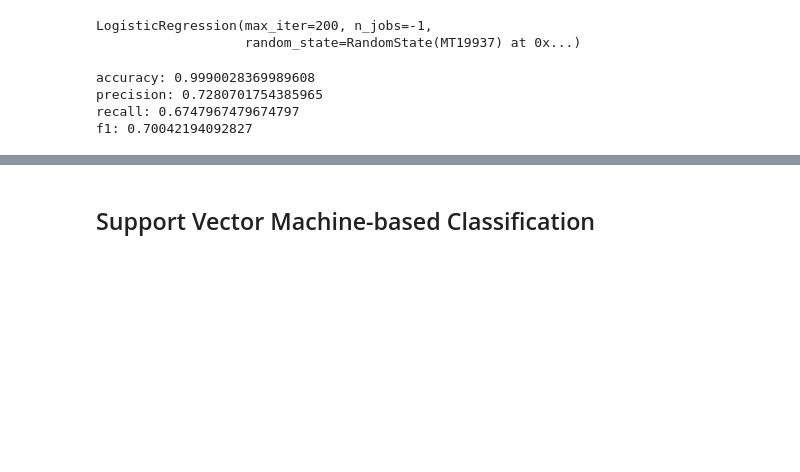
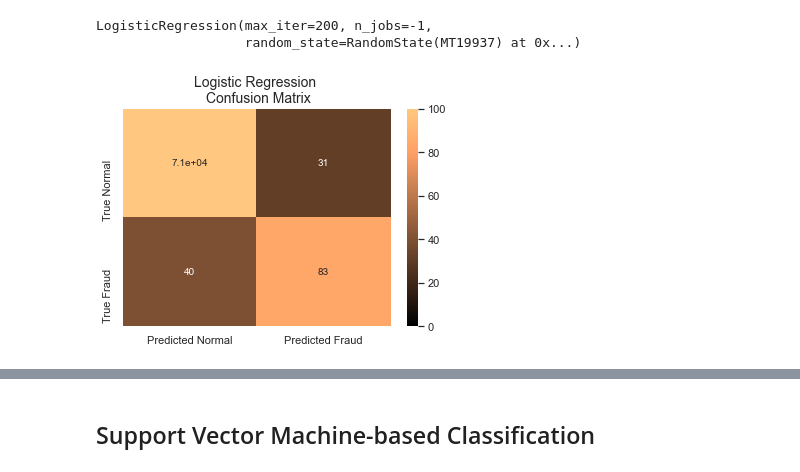
Before and after one commit to Lionslicer-Coding/mod3project, a Jupyter notebook: index.ipynb, the cells around one changed output, grey strips where cells are left out. Drawn from its saved outputs; the diff is of its cells as text; code cells hidden in the pictures; blank space fills up the shorter version.

```diff
--- a/index.ipynb
+++ b/index.ipynb
@@ -291,13 +250,7 @@ LogisticRegression(max_iter=200, n_jobs=-1,
 lr_predictions = logreg.predict(x_test)
-# %%
-print("accuracy: {}".format(accuracy_score(y_test,lr_predictions)))
-print("precision: {}".format(precision_score(y_test,lr_predictions)))
-print("recall: {}".format(recall_score(y_test,lr_predictions)))
-print("f1: {}".format(f1_score(y_test,lr_predictions,average='binary')))
-print(" ")
-# %% [output]
-accuracy: 0.9990028369989608
-precision: 0.7280701754385965
-recall: 0.6747967479674797
-f1: 0.70042194092827
+# %%
+# Generate an plot our confusion matrix
+plot_conf_matrix('Logistic Regression', lr_predictions, y_test)
+# %% [output]
+[figure, added]
 # %%
```
Also changed, not shown: parts of 31 cells of this notebook.
